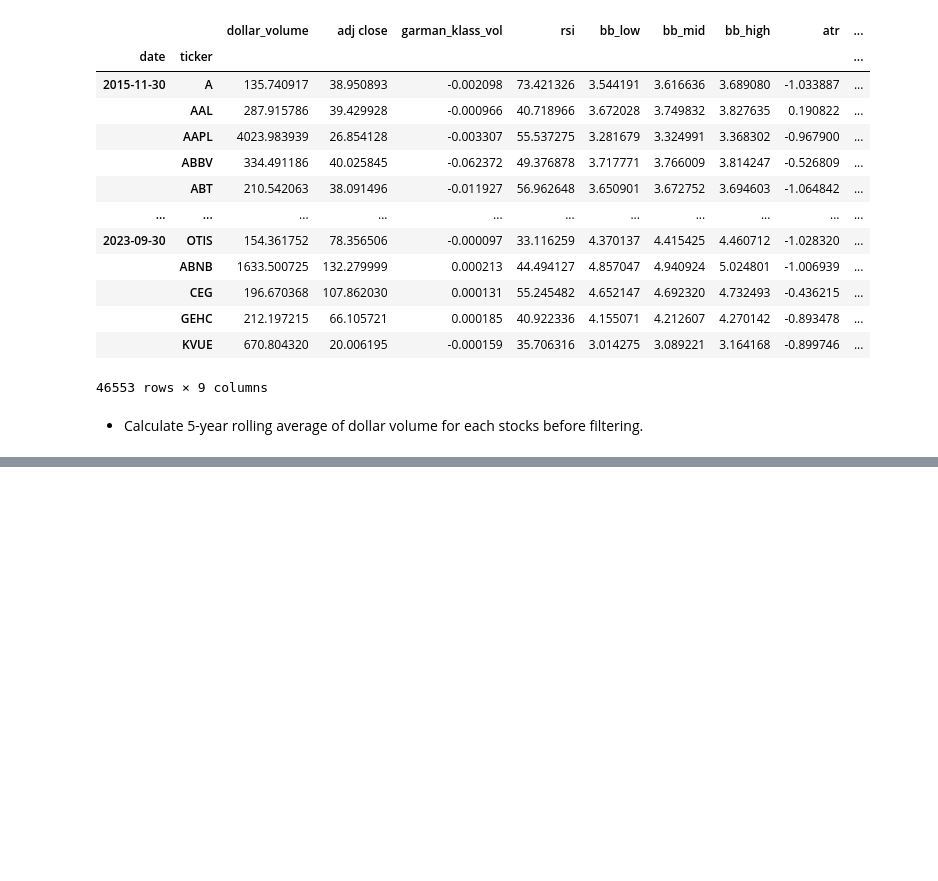
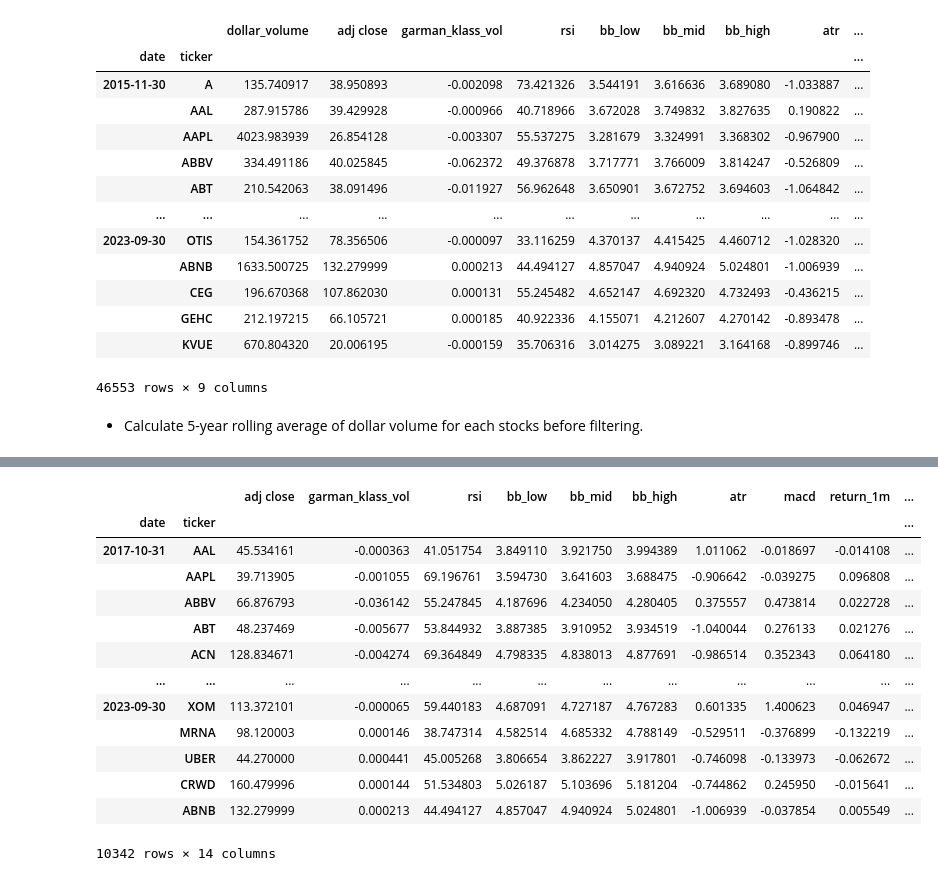
Before and after one commit to cody-mckeon/Unsupervised-Learning-Trading-Strategy, a Jupyter notebook: Unsupervised-Learning-Trading.ipynb, the cells around one changed output, grey strips where cells are left out. Cells and saved outputs as stored; diff of their text form; code cells hidden in the pictures; blank space fills up the shorter version.

```diff
--- a/Unsupervised-Learning-Trading.ipynb
+++ b/Unsupervised-Learning-Trading.ipynb
@@ -200,0 +206,36 @@ data
+# %%
+# g = df.xs('AAPL', level=1)
+# g
+
+def calculate_returns(df):
+    #Clipping off the outlier stocks setting the threshhold 99.5 percentile
+    outlier_cutoff = 0.005
+    #months
+    lags = [1, 2, 3, 6, 9, 12]
+    for lag in lags:
+        df[f'return_{lag}m'] = (df['adj close']
+                             .pct_change(lag)
+                             .pipe(lambda x: x.clip(lower=x.quantile(outlier_cutoff),
+                                               upper=x.quantile(1-outlier_cutoff)))
+                             .add(1)
+                             .pow(1/lag)
+                             .sub(1))
+    return df
+
+data = data.groupby(level=1, group_keys=False).apply(calculate_returns).dropna()
+data
+# %% [output]
+|  |  | adj close | garman_klass_vol | rsi | bb_low | bb_mid | bb_high | atr | macd | return_1m | ... |
+| date | ticker |  |  |  |  |  |  |  |  |  | ... |
+| 2017-10-31 | AAL | 45.534161 | -0.000363 | 41.051754 | 3.849110 | 3.921750 | 3.994389 | 1.011062 | -0.018697 | -0.014108 | ... |
+|  | AAPL | 39.713905 | -0.001055 | 69.196761 | 3.594730 | 3.641603 | 3.688475 | -0.906642 | -0.039275 | 0.096808 | ... |
+|  | ABBV | 66.876793 | -0.036142 | 55.247845 | 4.187696 | 4.234050 | 4.280405 | 0.375557 | 0.473814 | 0.022728 | ... |
+|  | ABT | 48.237469 | -0.005677 | 53.844932 | 3.887385 | 3.910952 | 3.934519 | -1.040044 | 0.276133 | 0.021276 | ... |
+|  | ACN | 128.834671 | -0.004274 | 69.364849 | 4.798335 | 4.838013 | 4.877691 | -0.986514 | 0.352343 | 0.064180 | ... |
+| ... | ... | ... | ... | ... | ... | ... | ... | ... | ... | ... | ... |
+| 2023-09-30 | XOM | 113.372101 | -0.000065 | 59.440183 | 4.687091 | 4.727187 | 4.767283 | 0.601335 | 1.400623 | 0.046947 | ... |
+|  | MRNA | 98.120003 | 0.000146 | 38.747314 | 4.582514 | 4.685332 | 4.788149 | -0.529511 | -0.376899 | -0.132219 | ... |
+|  | UBER | 44.270000 | 0.000441 | 45.005268 | 3.806654 | 3.862227 | 3.917801 | -0.746098 | -0.133973 | -0.062672 | ... |
+|  | CRWD | 160.479996 | 0.000144 | 51.534803 | 5.026187 | 5.103696 | 5.181204 | -0.744862 | 0.245950 | -0.015641 | ... |
+|  | ABNB | 132.279999 | 0.000213 | 44.494127 | 4.857047 | 4.940924 | 5.024801 | -1.006939 | -0.037854 | 0.005549 | ... |
+10342 rows × 14 columns
```
Also changed, not shown: parts of 8 cells of this notebook.
